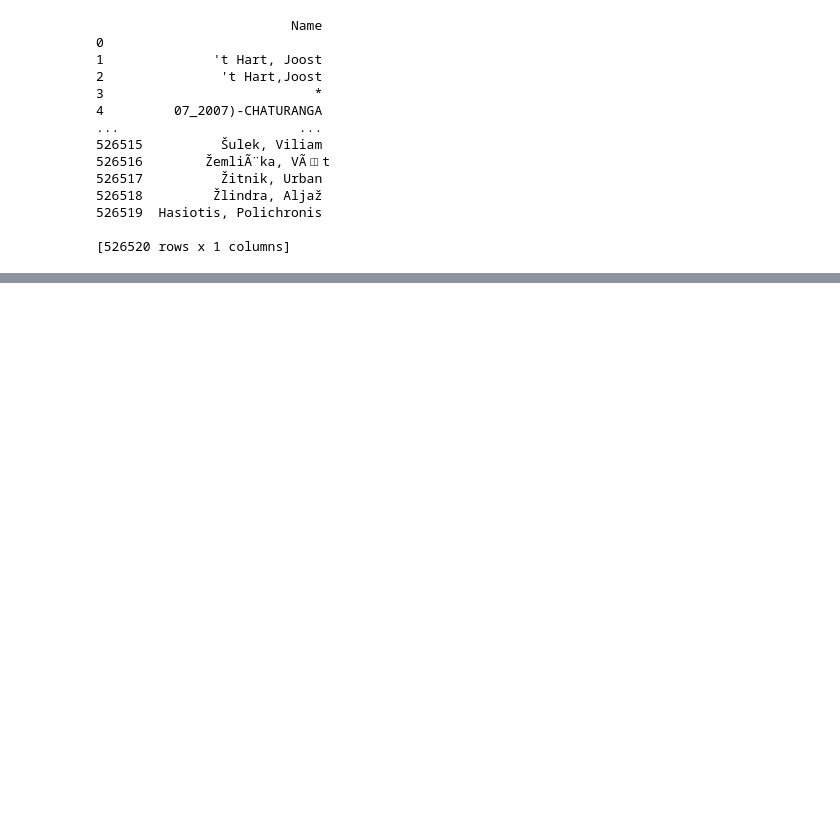
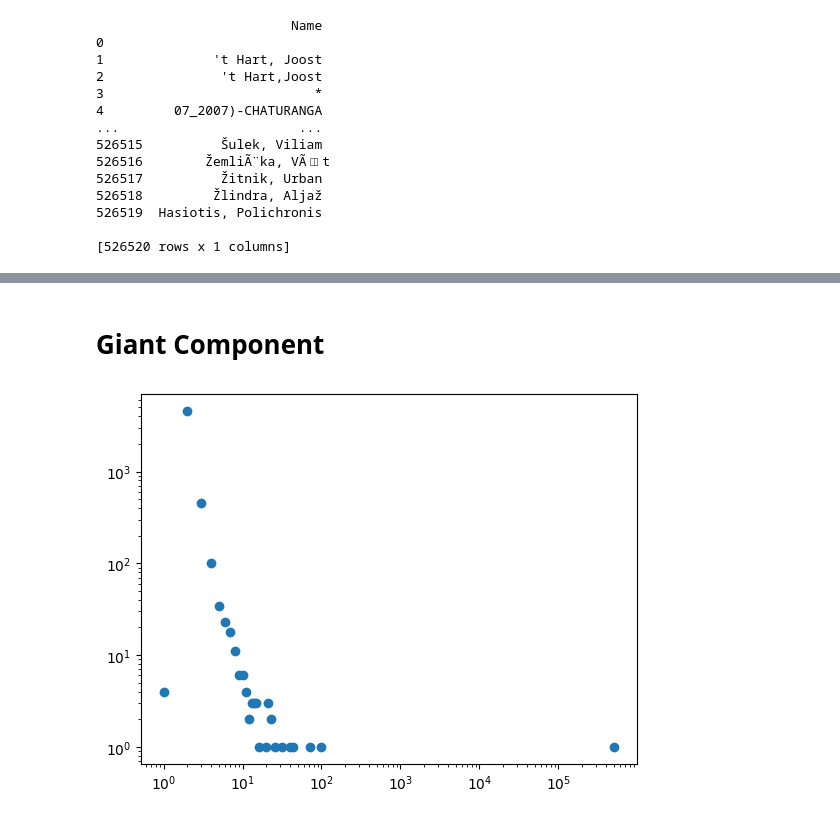
Before and after one commit to andrew-belz/Math525-Final-Project, a Jupyter notebook: wrangling.ipynb, the cells around one changed output, grey strips where cells are left out. Saved outputs shown, nothing was run; the diff lists cells and outputs as text; code cells hidden in the pictures; blank space fills up the shorter version.

```diff
--- a/wrangling.ipynb
+++ b/wrangling.ipynb
@@ -103,0 +175,20 @@ df.to_csv(r'data\all_matchups.csv', index = False)
+# %% [markdown]
+# Giant Component
+# %%
+components = g.components()
+
+size = [len(c) for c in components]
+freq = {}
+
+for s in size:
+    if s not in freq:
+        freq[s] = 1
+    else:
+        freq[s] += 1
+
+plt.scatter(freq.keys(), freq.values())
+plt.xscale('log')
+plt.yscale('log')
+plt.show()
+# %% [output]
+[figure, added]
```
Also changed, not shown: parts of 25 cells of this notebook.
